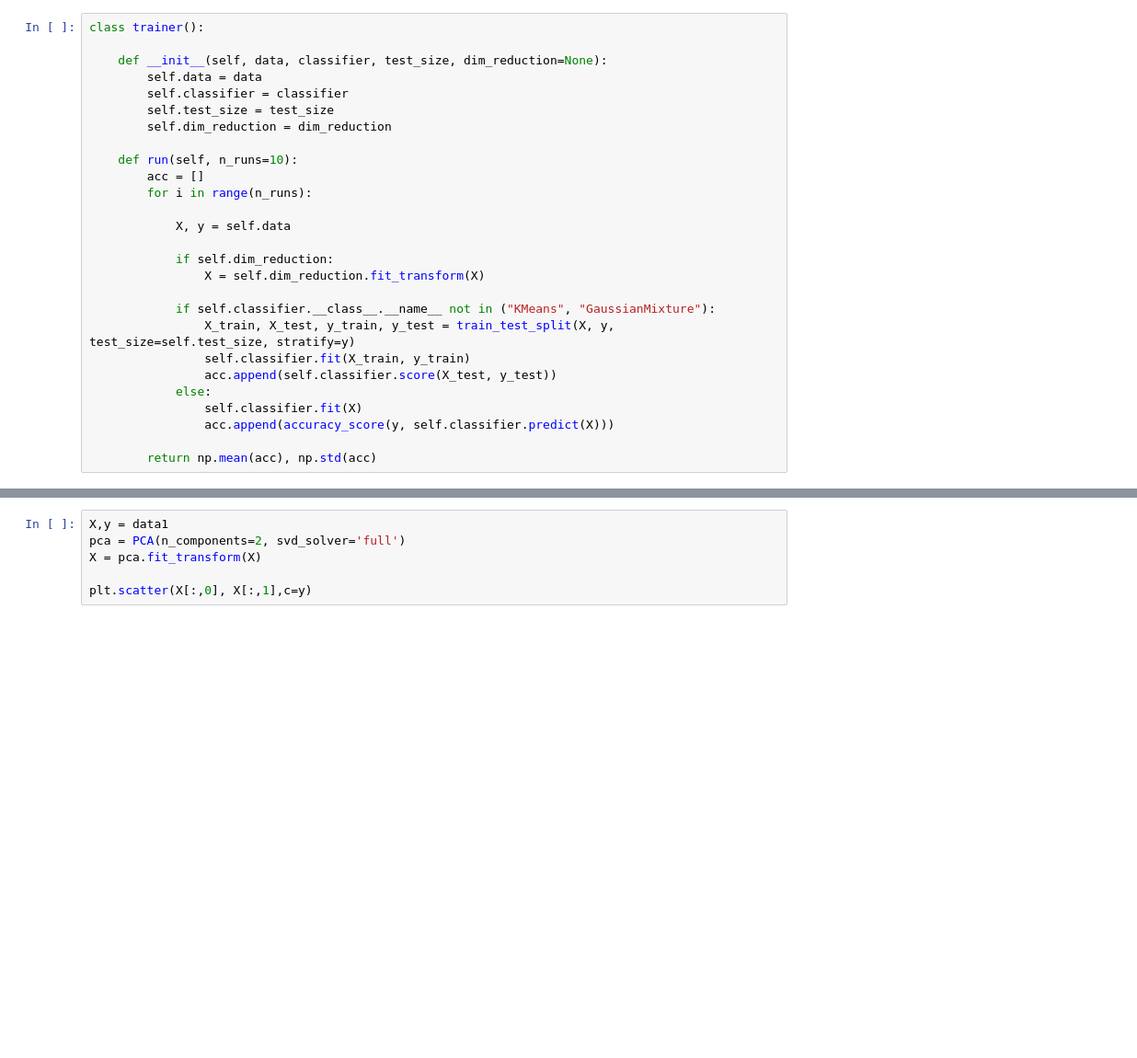
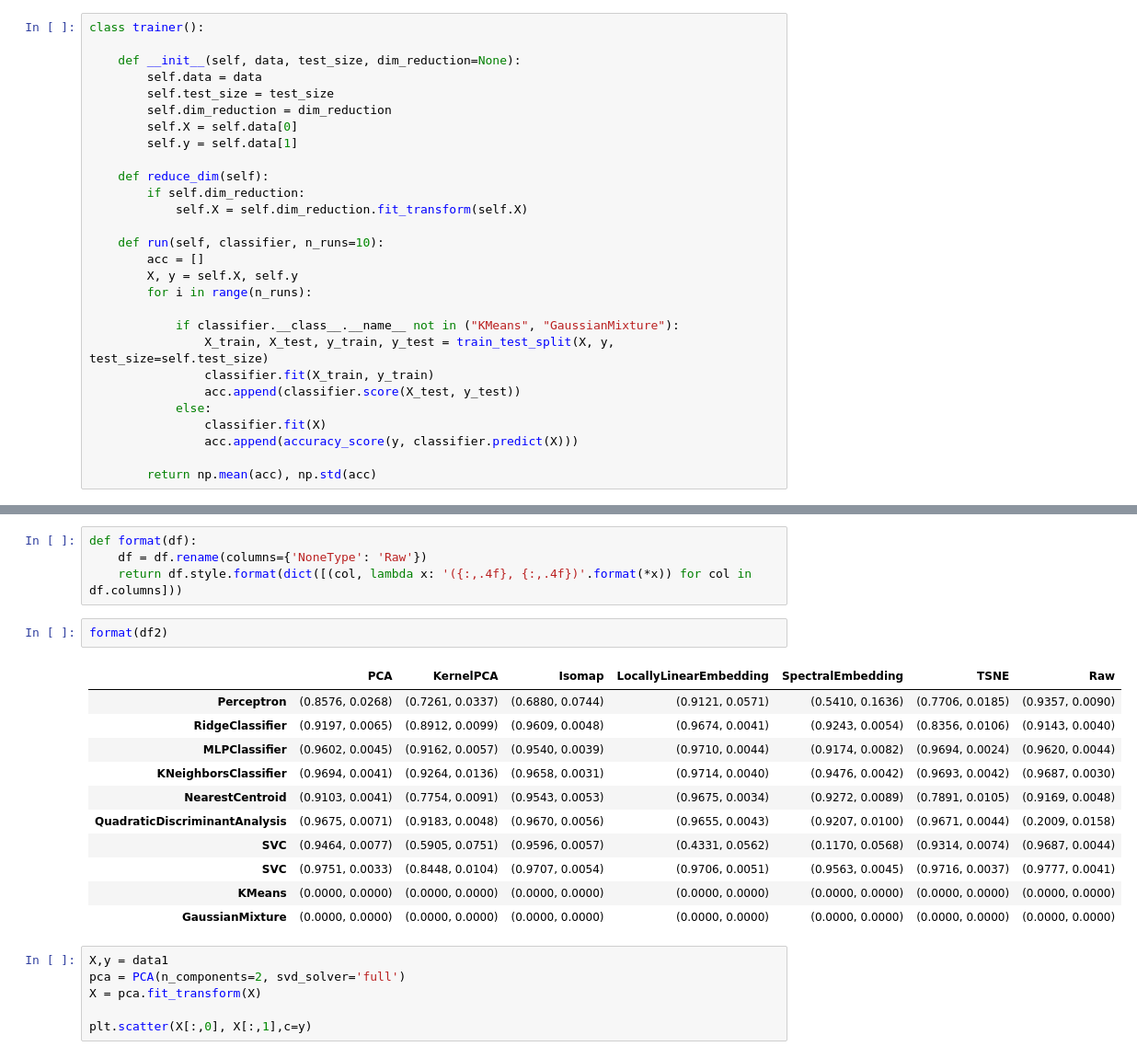
Before and after one commit to hirobuda/reconhecimento-de-padroes, a Jupyter notebook: Reconhecimento de Padrões - Trabalho Final.ipynb, the cells around one changed output, grey strips where cells are left out. Shown at 92% size. Saved outputs shown, nothing was run; the diff lists cells and outputs as text; blank space fills up the shorter version.

```diff
--- a/Reconhecimento de Padrões - Trabalho Final.ipynb
+++ b/Reconhecimento de Padrões - Trabalho Final.ipynb
@@ -21,28 +22,29 @@ from sklearn.metrics import accuracy_score
 # %%
 class trainer():
 
-    def __init__(self, data, classifier, test_size, dim_reduction=None):
+    def __init__(self, data, test_size, dim_reduction=None):
         self.data = data
-        self.classifier = classifier
         self.test_size = test_size
         self.dim_reduction = dim_reduction
+        self.X = self.data[0]
+        self.y = self.data[1]
 
-    def run(self, n_runs=10):
+    def reduce_dim(self):
+        if self.dim_reduction:
+            self.X = self.dim_reduction.fit_transform(self.X)
+
+    def run(self, classifier, n_runs=10):
         acc = []
+        X, y = self.X, self.y
         for i in range(n_runs):
 
-            X, y = self.data
-
-            if self.dim_reduction:
-                X = self.dim_reduction.fit_transform(X)
-
-            if self.classifier.__class__.__name__ not in ("KMeans", "GaussianMixture"):
-                X_train, X_test, y_train, y_test = train_test_split(X, y, test_size=self.test_size, stratify=y)
-                self.classifier.fit(X_train, y_train)
-                acc.append(self.classifier.score(X_test, y_test))
+            if classifier.__class__.__name__ not in ("KMeans", "GaussianMixture"):
+                X_train, X_test, y_train, y_test = train_test_split(X, y, test_size=self.test_size)
+                classifier.fit(X_train, y_train)
+                acc.append(classifier.score(X_test, y_test))
             else:
-                self.classifier.fit(X)
-                acc.append(accuracy_score(y, self.classifier.predict(X)))
+                classifier.fit(X)
+                acc.append(accuracy_score(y, classifier.predict(X)))
 
         return np.mean(acc), np.std(acc)
 # %%
@@ -74,3 +209,21 @@ for clf in classifiers:
+# %%
+def format(df):
+    df = df.rename(columns={'NoneType': 'Raw'})
+    return df.style.format(dict([(col, lambda x: '({:,.4f}, {:,.4f})'.format(*x)) for col in df.columns]))
+# %%
+format(df2)
+# %% [output]
+|  | PCA | KernelPCA | Isomap | LocallyLinearEmbedding | SpectralEmbedding | TSNE | Raw |
+| Perceptron | (0.8576, 0.0268) | (0.7261, 0.0337) | (0.6880, 0.0744) | (0.9121, 0.0571) | (0.5410, 0.1636) | (0.7706, 0.0185) | (0.9357, 0.0090) |
+| RidgeClassifier | (0.9197, 0.0065) | (0.8912, 0.0099) | (0.9609, 0.0048) | (0.9674, 0.0041) | (0.9243, 0.0054) | (0.8356, 0.0106) | (0.9143, 0.0040) |
+| MLPClassifier | (0.9602, 0.0045) | (0.9162, 0.0057) | (0.9540, 0.0039) | (0.9710, 0.0044) | (0.9174, 0.0082) | (0.9694, 0.0024) | (0.9620, 0.0044) |
+| KNeighborsClassifier | (0.9694, 0.0041) | (0.9264, 0.0136) | (0.9658, 0.0031) | (0.9714, 0.0040) | (0.9476, 0.0042) | (0.9693, 0.0042) | (0.9687, 0.0030) |
+| NearestCentroid | (0.9103, 0.0041) | (0.7754, 0.0091) | (0.9543, 0.0053) | (0.9675, 0.0034) | (0.9272, 0.0089) | (0.7891, 0.0105) | (0.9169, 0.0048) |
+| QuadraticDiscriminantAnalysis | (0.9675, 0.0071) | (0.9183, 0.0048) | (0.9670, 0.0056) | (0.9655, 0.0043) | (0.9207, 0.0100) | (0.9671, 0.0044) | (0.2009, 0.0158) |
+| SVC | (0.9464, 0.0077) | (0.5905, 0.0751) | (0.9596, 0.0057) | (0.4331, 0.0562) | (0.1170, 0.0568) | (0.9314, 0.0074) | (0.9687, 0.0044) |
+| SVC | (0.9751, 0.0033) | (0.8448, 0.0104) | (0.9707, 0.0054) | (0.9706, 0.0051) | (0.9563, 0.0045) | (0.9716, 0.0037) | (0.9777, 0.0041) |
+| KMeans | (0.0000, 0.0000) | (0.0000, 0.0000) | (0.0000, 0.0000) | (0.0000, 0.0000) | (0.0000, 0.0000) | (0.0000, 0.0000) | (0.0000, 0.0000) |
+| GaussianMixture | (0.0000, 0.0000) | (0.0000, 0.0000) | (0.0000, 0.0000) | (0.0000, 0.0000) | (0.0000, 0.0000) | (0.0000, 0.0000) | (0.0000, 0.0000) |
 # %%
 X,y = data1
 pca = PCA(n_components=2, svd_solver='full')
```
Also changed, not shown: parts of 2 cells of this notebook.
